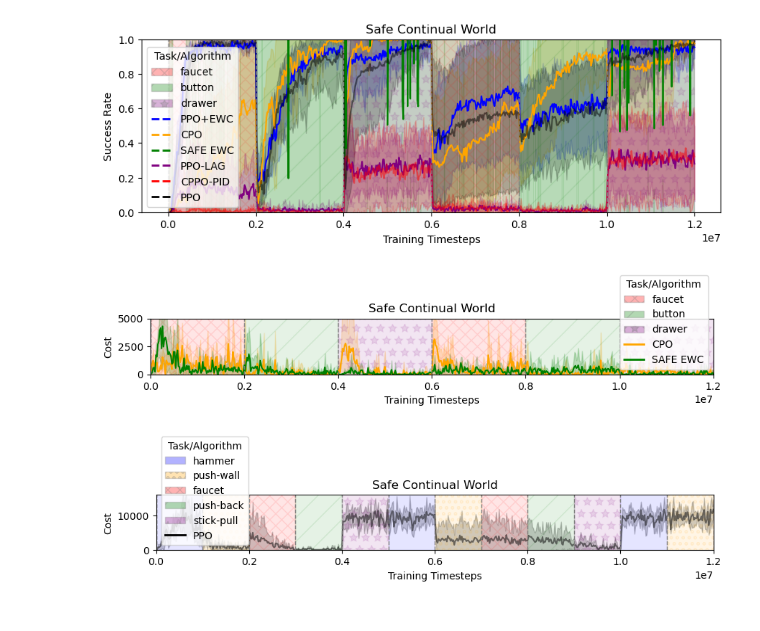
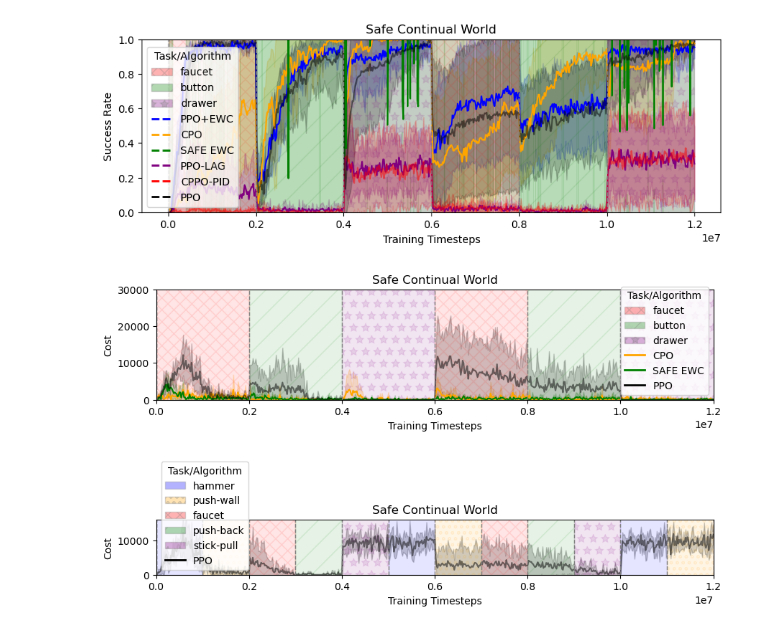
Before and after one commit to MACS-Research-Lab/safe-crl, a Jupyter notebook: code/Analyze Results CW.ipynb, the cells around one changed output. Drawn from its saved outputs; the diff is of its cells as text; code cells hidden in the pictures.

```diff
--- a/code/Analyze Results CW.ipynb
+++ b/code/Analyze Results CW.ipynb
@@ -640,7 +640,7 @@ plot_rewards(algorithms, 1, True, f'all_cw_success')
 [figure]
 # %%
 def plot_costs(algorithms, ymax=None, save=False, name=None, xrange=None):
-    fig, ax = plt.subplots(figsize=(10,1))
+    fig, ax = plt.subplots(figsize=(10,2))
     # plt.figure()
     # plt.figure(figsize=(3,3))
 
@@ -774,9 +774,9 @@ def plot_costs(algorithms, ymax=None, save=False, name=None, xrange=None):
     if save:
         plt.savefig(f'./results/plots/{name}.png', bbox_inches='tight')
 # %%
-plot_costs(['CPO', 'Safe EWC'], 5000, True, 'cw_cost', (0, 12_000_000))
+plot_costs(['CPO', 'Safe EWC', 'PPO'], 30000, True, 'cw_cost', (0, 12_000_000))
 # %% [output]
-[figure, old version]
+[figure, new version]
 # %%
 plot_costs(['PPO'], 16000, False, 'cw_cost', (0, 12_000_000))
 # %% [output]
```
Also changed, not shown: 16 other files.
